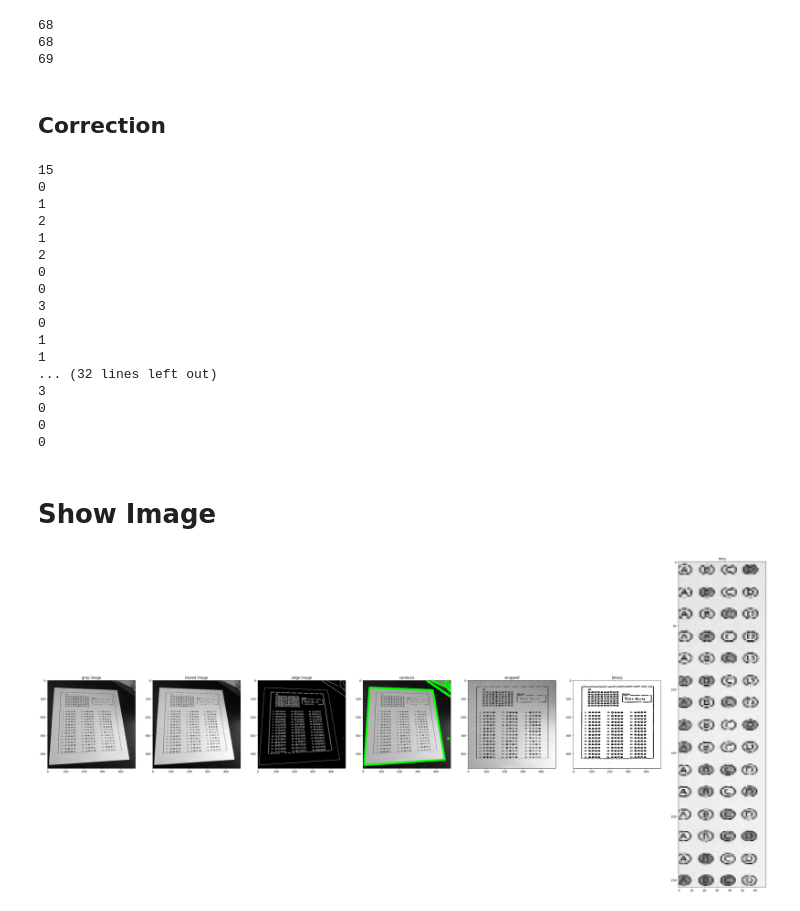
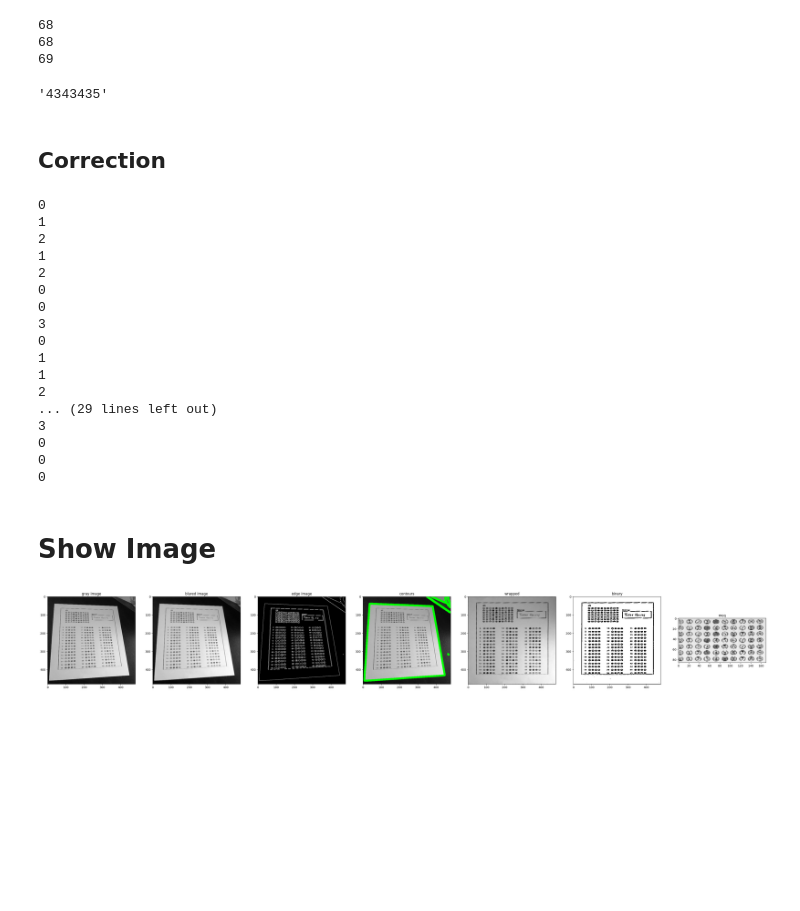
Before and after one commit to Nesma-Osama/MCQ-and-Grades-Auto-Filler, a Jupyter notebook: Code/MCQ/Total_code.ipynb, the cells around one changed output. Saved outputs shown, nothing was run; the diff lists cells and outputs as text; code cells hidden in the pictures; blank space fills up the shorter version.

Commit message:
id correction

```diff
--- a/Code/MCQ/Total_code.ipynb
+++ b/Code/MCQ/Total_code.ipynb
@@ -71,15 +71,22 @@ mcq_regions,id,name=finall_extract(actual_box_addative,actual_box_gray)
 68
 68
 69
+# %%
+final_id = ""
+id_answers = correct_id_mcq(id)
+for id_answer in id_answers:
+    final_id += str(np.argmin(id_answer))  # Convert to string before concatenation
+final_id
+# %% [output]
+'4343435'
 # %% [markdown]
 ## Correction
 # %%
 for question in mcq_regions:
-    answers=split_questions(question)
+    answers=split_questions(question,(7,3),2)
     for question in answers :
         print(np.argmin(question))
 # %% [output]
-15
 0
 1
 2
@@ -91,7 +98,8 @@ for question in mcq_regions:
 0
 1
 1
-... (32 lines left out)
+2
+... (29 lines left out)
 3
 0
 0
@@ -99,6 +107,6 @@ for question in mcq_regions:
 # %% [markdown]
 # Show Image
 # %%
-show_images([gray,blur,edged,image_color,wrapped_paper_image,adaptive_thresh,mcq_regions[0]],["gray image","blured image","edge image","contours","wrapped","binary","mcq"])
+show_images([gray,blur,edged,image_color,wrapped_paper_image,adaptive_thresh,id],["gray image","blured image","edge image","contours","wrapped","binary","mcq"])
 # %% [output]
-[figure, old version]
+[figure, new version]
```
Also changed, not shown: 1 other file.
